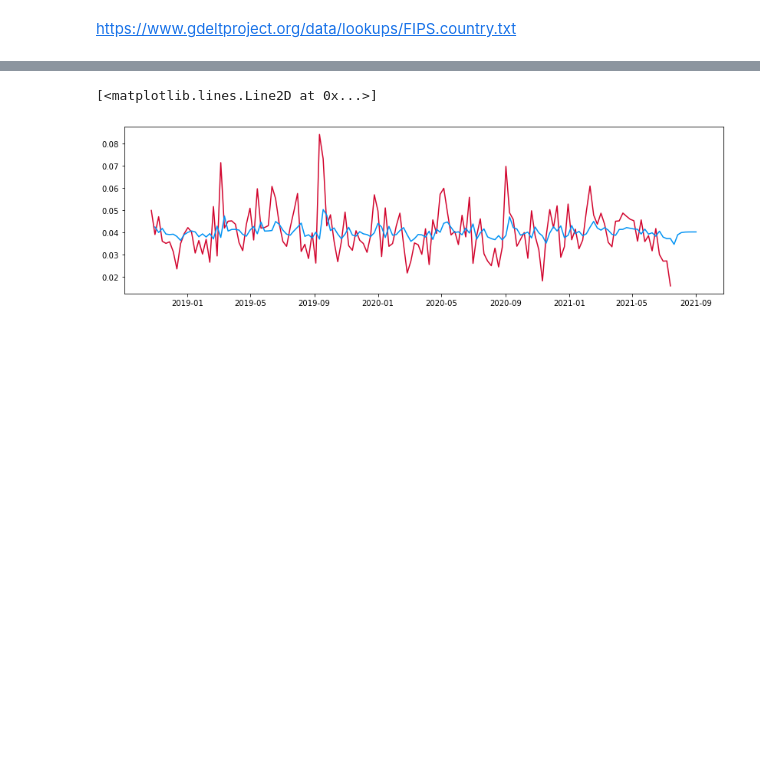
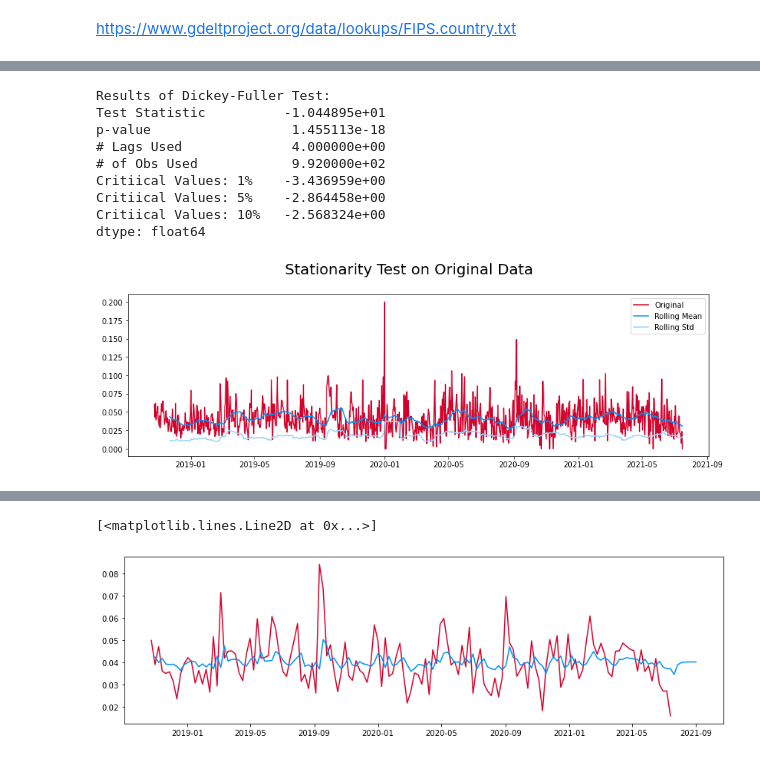
Before and after one commit to MekdiYilma/HumanitarianCrisisPrediction, a Jupyter notebook: notebooks/final_model.ipynb, the cells around one changed output, grey strips where cells are left out. Drawn from its saved outputs; the diff is of its cells as text; code cells hidden in the pictures; blank space fills up the shorter version.

```diff
--- a/notebooks/final_model.ipynb
+++ b/notebooks/final_model.ipynb
@@ -197,0 +215,14 @@ class HumanitarianCrisisModel:
+# %%
+ts = new_model.humanitarian_crisis_ts
+new_model.stationarity_test(ts=ts, window=30, title='Stationarity Test on Original Data')
+# %% [output]
+Results of Dickey-Fuller Test:
+Test Statistic          -1.044895e+01
+p-value                  1.455113e-18
+# Lags Used              4.000000e+00
+# of Obs Used            9.920000e+02
+Critiical Values: 1%    -3.436959e+00
+Critiical Values: 5%    -2.864458e+00
+Critiical Values: 10%   -2.568324e+00
+dtype: float64
+[figure, added]
```
Also changed, not shown: parts of 9 cells of this notebook.
